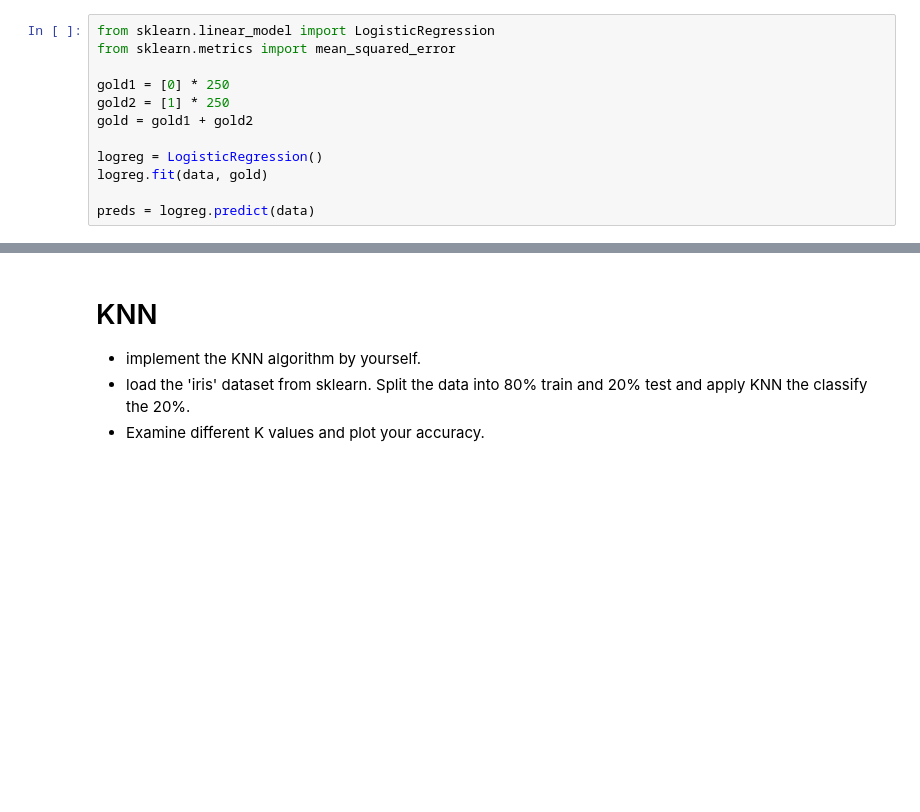
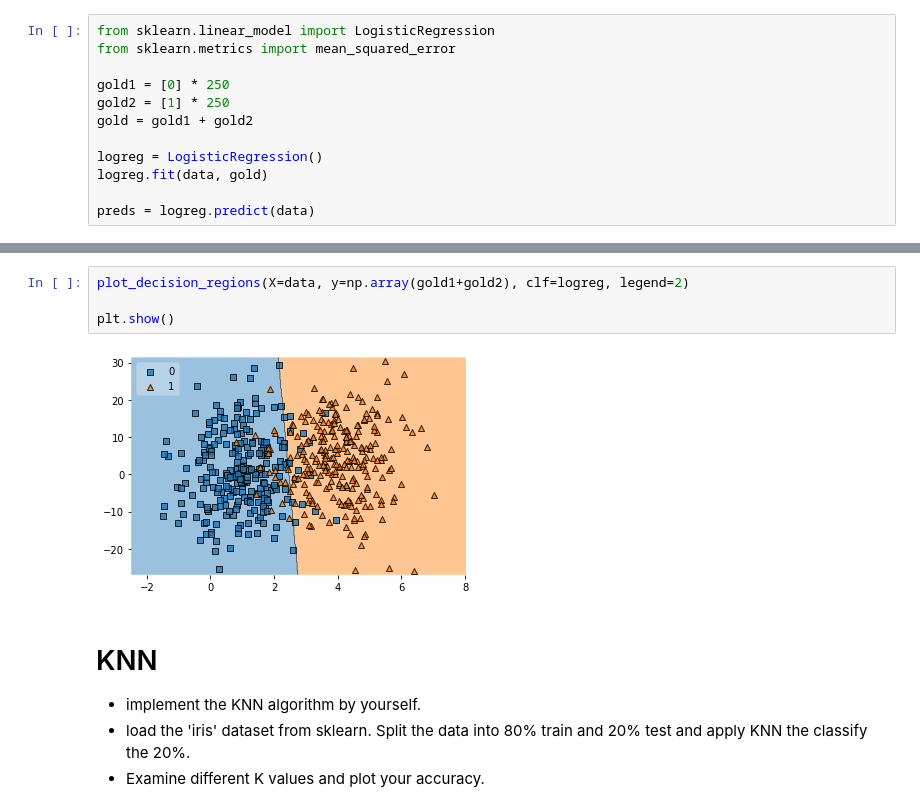
Before and after one commit to DebuggerOR/training_classification, a Jupyter notebook: classification.ipynb, the cells around one changed output, grey strips where cells are left out. Cells and saved outputs as stored; diff of their text form; blank space fills up the shorter version.

Commit message:
added decision boundary

```diff
--- a/classification.ipynb
+++ b/classification.ipynb
@@ -56,3 +57,9 @@ plt.show()
+# %%
+plot_decision_regions(X=data, y=np.array(gold1+gold2), clf=logreg, legend=2)
+
+plt.show()
+# %% [output]
+[figure, added]
 # %% [markdown]
 # KNN
 - implement the KNN algorithm by yourself.
```
Also changed, not shown: parts of 7 cells of this notebook.
